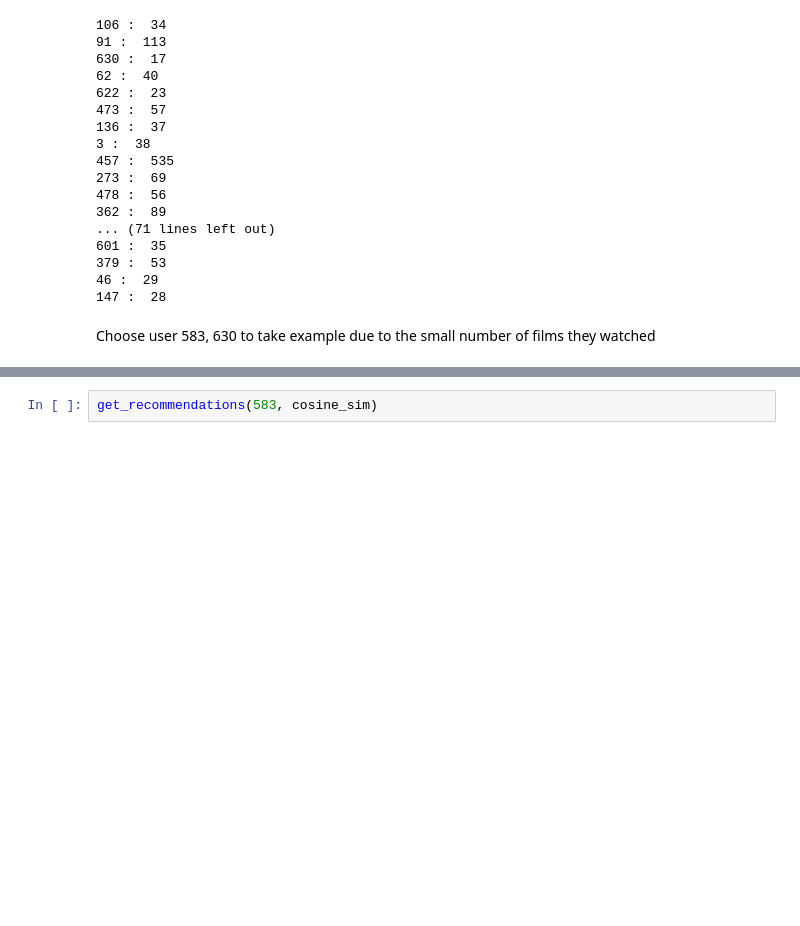
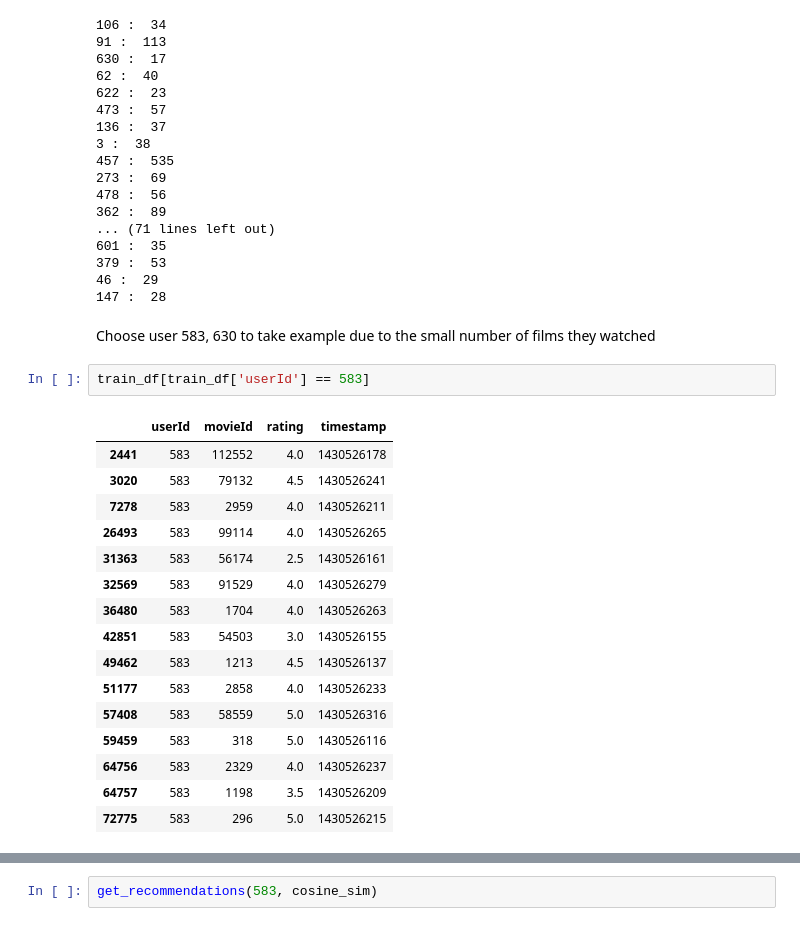
Before and after one commit to elodiezay02/movie-recommendation-system, a Jupyter notebook: src/notebooks/example-user-all-text.ipynb, the cells around one changed output, grey strips where cells are left out. Drawn from its saved outputs; the diff is of its cells as text; blank space fills up the shorter version.

```diff
--- a/src/notebooks/example-user-all-text.ipynb
+++ b/src/notebooks/example-user-all-text.ipynb
@@ -364,3 +365,22 @@ for user in train_df[train_df['movieId'] == 58559]['userId']:
 147 :  28
 # %% [markdown]
 Choose user 583, 630 to take example due to the small number of films they watched
+# %%
+train_df[train_df['userId'] == 583]
+# %% [output]
+|  | userId | movieId | rating | timestamp |
+| 2441 | 583 | 112552 | 4.0 | 1430526178 |
+| 3020 | 583 | 79132 | 4.5 | 1430526241 |
+| 7278 | 583 | 2959 | 4.0 | 1430526211 |
+| 26493 | 583 | 99114 | 4.0 | 1430526265 |
+| 31363 | 583 | 56174 | 2.5 | 1430526161 |
+| 32569 | 583 | 91529 | 4.0 | 1430526279 |
+| 36480 | 583 | 1704 | 4.0 | 1430526263 |
+| 42851 | 583 | 54503 | 3.0 | 1430526155 |
+| 49462 | 583 | 1213 | 4.5 | 1430526137 |
+| 51177 | 583 | 2858 | 4.0 | 1430526233 |
+| 57408 | 583 | 58559 | 5.0 | 1430526316 |
+| 59459 | 583 | 318 | 5.0 | 1430526116 |
+| 64756 | 583 | 2329 | 4.0 | 1430526237 |
+| 64757 | 583 | 1198 | 3.5 | 1430526209 |
+| 72775 | 583 | 296 | 5.0 | 1430526215 |
```
Also changed, not shown: parts of 5 cells of this notebook.
